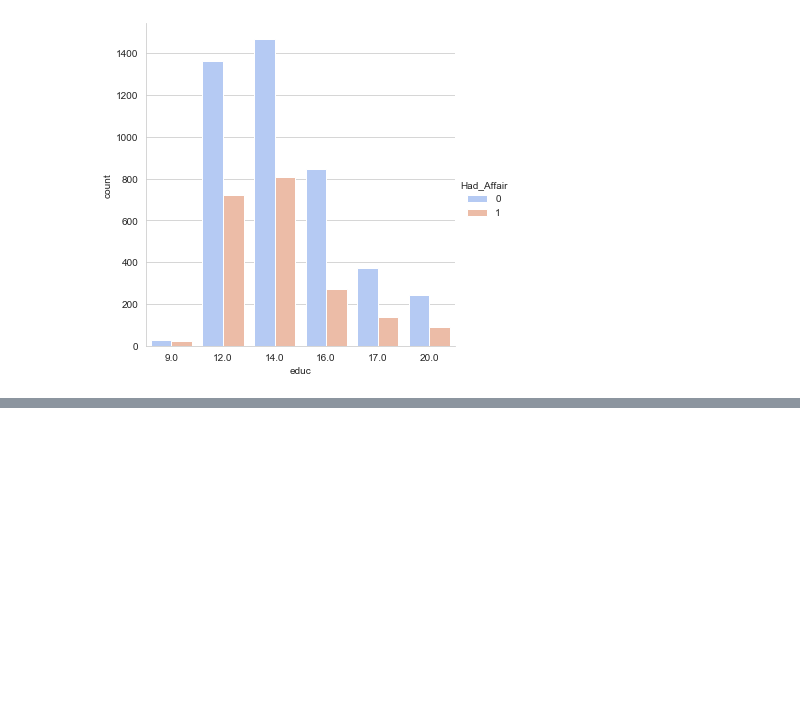
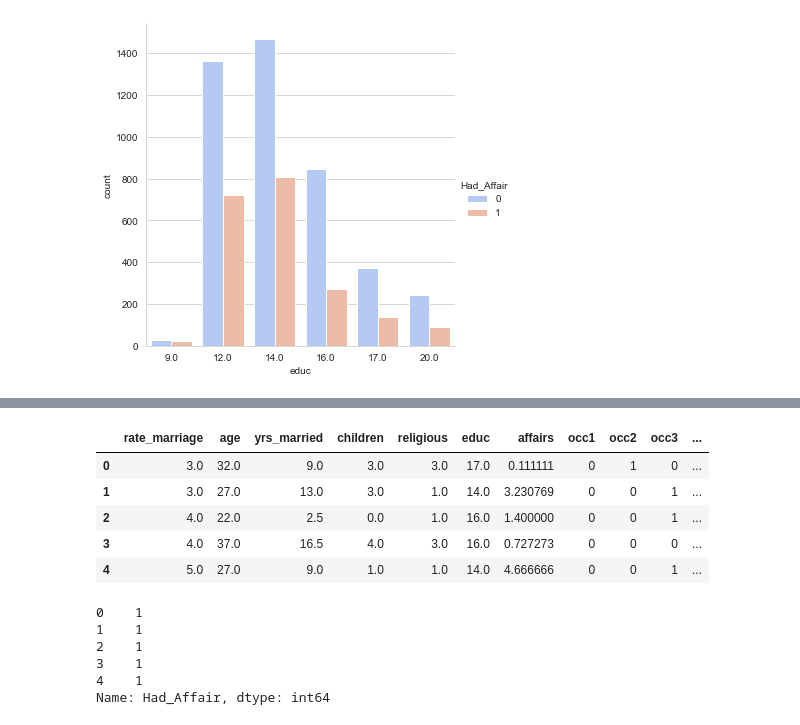
Before and after one commit to locspoc/data_analysis_and_visualisation, a Jupyter notebook: logistic-regression/Supervised Learning - Logistic Regression Example Project.ipynb, the cells around one changed output, grey strips where cells are left out. Cells and saved outputs as stored; diff of their text form; code cells hidden in the pictures; blank space fills up the shorter version.

```diff
--- a/logistic-regression/Supervised Learning - Logistic Regression Example Project.ipynb
+++ b/logistic-regression/Supervised Learning - Logistic Regression Example Project.ipynb
@@ -185,0 +207,2 @@ sns.factorplot('educ',data=df,hue='Had_Affair',palette='coolwarm',kind='count')
+# %%
+X = df.drop(['occupation','occupation_husb','Had_Affair'],axis=1)
@@ -185,0 +229,22 @@ sns.factorplot('educ',data=df,hue='Had_Affair',palette='coolwarm',kind='count')
+# %%
+X = pd.concat([X,dummies],axis=1)
+# %%
+X.head()
+# %% [output]
+|  | rate_marriage | age | yrs_married | children | religious | educ | affairs | occ1 | occ2 | occ3 | ... |
+| 0 | 3.0 | 32.0 | 9.0 | 3.0 | 3.0 | 17.0 | 0.111111 | 0 | 1 | 0 | ... |
+| 1 | 3.0 | 27.0 | 13.0 | 3.0 | 1.0 | 14.0 | 3.230769 | 0 | 0 | 1 | ... |
+| 2 | 4.0 | 22.0 | 2.5 | 0.0 | 1.0 | 16.0 | 1.400000 | 0 | 0 | 1 | ... |
+| 3 | 4.0 | 37.0 | 16.5 | 4.0 | 3.0 | 16.0 | 0.727273 | 0 | 0 | 0 | ... |
+| 4 | 5.0 | 27.0 | 9.0 | 1.0 | 1.0 | 14.0 | 4.666666 | 0 | 0 | 1 | ... |
+# %%
+Y = df.Had_Affair
+
+Y.head()
+# %% [output]
+0    1
+1    1
+2    1
+3    1
+4    1
+Name: Had_Affair, dtype: int64
```
Also changed, not shown: parts of 10 cells of this notebook.
